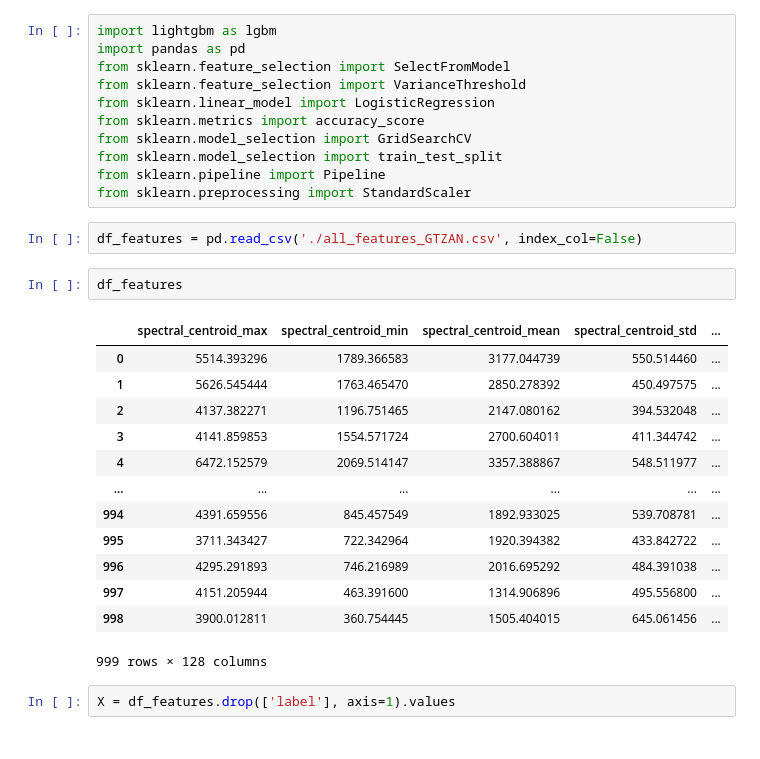
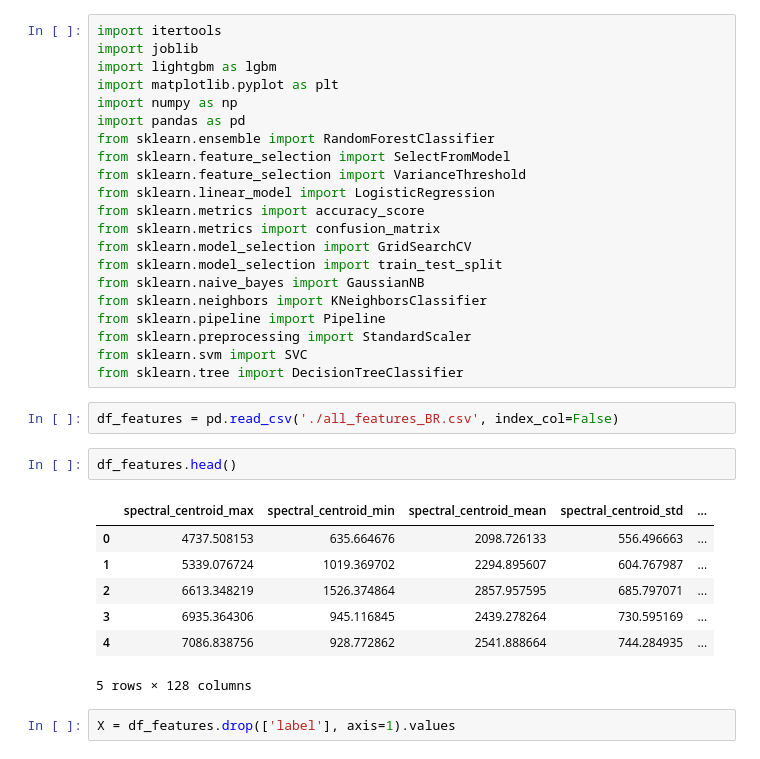
Before and after one commit to Matheus-0/Music-Genre-Classification, a Jupyter notebook: training.ipynb, the cells around one changed output. Saved outputs shown, nothing was run; the diff lists cells and outputs as text.

Commit message:
Testando todos os algoritmos.
Adicionando arquivos .joblib dos modelos.

```diff
--- a/training.ipynb
+++ b/training.ipynb
@@ -1,32 +1,36 @@
 # %%
+import itertools
+import joblib
 import lightgbm as lgbm
+import matplotlib.pyplot as plt
+import numpy as np
 import pandas as pd
+from sklearn.ensemble import RandomForestClassifier
 from sklearn.feature_selection import SelectFromModel
 from sklearn.feature_selection import VarianceThreshold
 from sklearn.linear_model import LogisticRegression
 from sklearn.metrics import accuracy_score
+from sklearn.metrics import confusion_matrix
 from sklearn.model_selection import GridSearchCV
 from sklearn.model_selection import train_test_split
+from sklearn.naive_bayes import GaussianNB
+from sklearn.neighbors import KNeighborsClassifier
 from sklearn.pipeline import Pipeline
 from sklearn.preprocessing import StandardScaler
+from sklearn.svm import SVC
+from sklearn.tree import DecisionTreeClassifier
 # %%
-df_features = pd.read_csv('./all_features_GTZAN.csv', index_col=False)
+df_features = pd.read_csv('./all_features_BR.csv', index_col=False)
 # %%
-df_features
+df_features.head()
 # %% [output]
 |  | spectral_centroid_max | spectral_centroid_min | spectral_centroid_mean | spectral_centroid_std | ... |
-| 0 | 5514.393296 | 1789.366583 | 3177.044739 | 550.514460 | ... |
-| 1 | 5626.545444 | 1763.465470 | 2850.278392 | 450.497575 | ... |
-| 2 | 4137.382271 | 1196.751465 | 2147.080162 | 394.532048 | ... |
-| 3 | 4141.859853 | 1554.571724 | 2700.604011 | 411.344742 | ... |
-| 4 | 6472.152579 | 2069.514147 | 3357.388867 | 548.511977 | ... |
-| ... | ... | ... | ... | ... | ... |
-| 994 | 4391.659556 | 845.457549 | 1892.933025 | 539.708781 | ... |
-| 995 | 3711.343427 | 722.342964 | 1920.394382 | 433.842722 | ... |
-| 996 | 4295.291893 | 746.216989 | 2016.695292 | 484.391038 | ... |
-| 997 | 4151.205944 | 463.391600 | 1314.906896 | 495.556800 | ... |
-| 998 | 3900.012811 | 360.754445 | 1505.404015 | 645.061456 | ... |
+| 0 | 4737.508153 | 635.664676 | 2098.726133 | 556.496663 | ... |
+| 1 | 5339.076724 | 1019.369702 | 2294.895607 | 604.767987 | ... |
+| 2 | 6613.348219 | 1526.374864 | 2857.957595 | 685.797071 | ... |
+| 3 | 6935.364306 | 945.116845 | 2439.278264 | 730.595169 | ... |
+| 4 | 7086.838756 | 928.772862 | 2541.888664 | 744.284935 | ... |
-999 rows × 128 columns
+5 rows × 128 columns
 # %%
 X = df_features.drop(['label'], axis=1).values
 # %%
```
Also changed, not shown: parts of 68 cells of this notebook, 9 other files.
